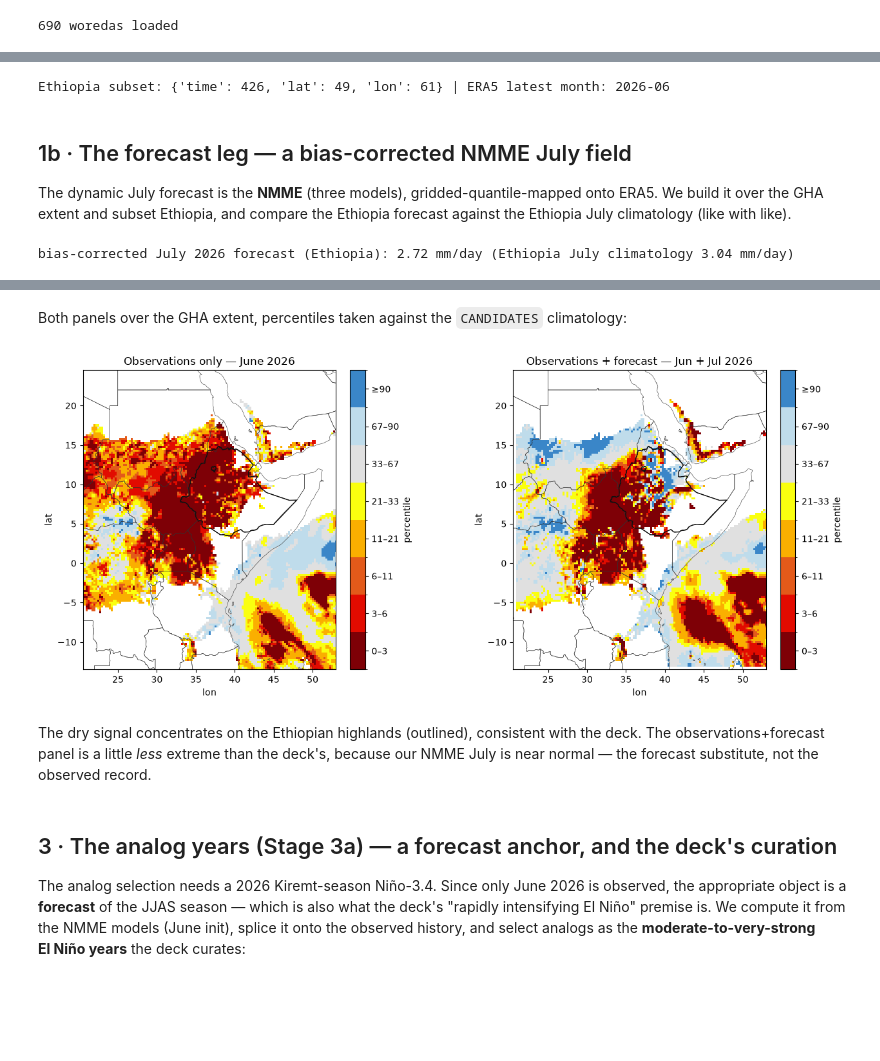
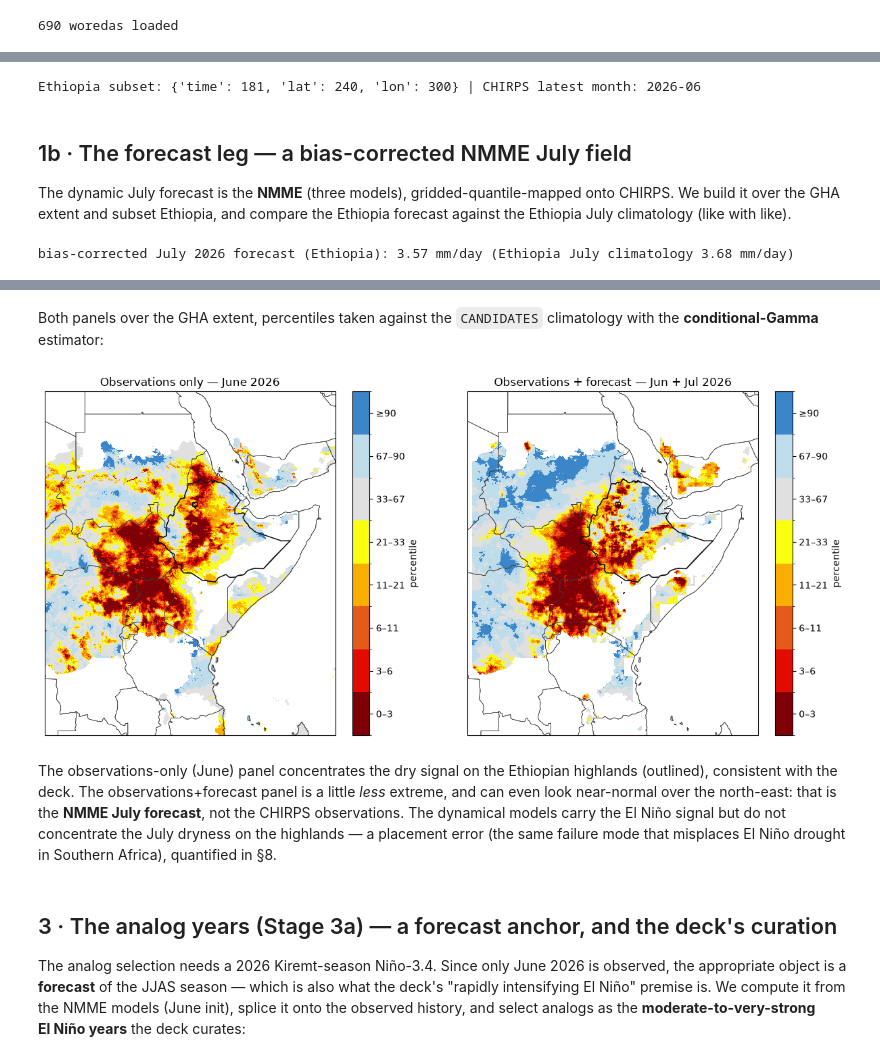
Before and after one commit to accord-research/chc_analyses, a Jupyter notebook: chc_ethiopia/1_Ethiopia_Kiremt_outlook.ipynb, the cells around one changed output, grey strips where cells are left out. Drawn from its saved outputs; the diff is of its cells as text; code cells hidden in the pictures; blank space fills up the shorter version.

```diff
--- a/chc_ethiopia/1_Ethiopia_Kiremt_outlook.ipynb
+++ b/chc_ethiopia/1_Ethiopia_Kiremt_outlook.ipynb
@@ -32,6 +34,7 @@ sharpens the outlook. We flag it at each stage.
 import warnings; warnings.filterwarnings("ignore")
 import numpy as np, pandas as pd, xarray as xr
 import matplotlib.pyplot as plt
+import cartopy.crs as ccrs                     # plot_field_map needs GeoAxes when cartopy is present
 import geopandas as gpd
 from shapely.geometry import Point
 import rosetta
@@ -45,7 +48,7 @@ REGION     = [3.0, 15.0, 33.0, 48.0]        # Ethiopia (SMPG analysis extent)
 SEASON     = "JJAS"                          # the Kiremt season
 TARGET     = 2026
 BASELINE   = (1991, 2020)                    # index (Niño-3.4) anomaly baseline (standard ENSO baseline)
-CANDIDATES = list(range(1991, 2026))         # ONE window for climatology / percentile baseline / analog pool
+CANDIDATES = list(range(1981, 2026))         # ONE window for climatology / percentile baseline / analog pool (CHIRPS starts 1981, the deck's record)
 woredas = gpd.read_file("data/eth_adm3_woreda.geojson")
 print(f"{len(woredas)} woredas loaded")
 # %% [output]
@@ -60,15 +65,16 @@ Niño-3.4 index uses the standard 1991–2020 anomaly baseline.
 # %%
-era_gha = rosetta.fetch("obs/era5", "precip", hindcast=(1991, 2026), region=GHA, verbose=False)["precip"]
-era = era_gha.sel(lat=slice(REGION[0], REGION[1]), lon=slice(REGION[2], REGION[3]))
-climatology = ds.seasonal_stack(era, SEASON, years=CANDIDATES)
-print("Ethiopia subset:", dict(era.sizes), "| ERA5 latest month:", str(era.time.values[-1])[:7])
+chp_gha = rosetta.fetch("obs/chirps-v3-monthly", "precip", hindcast=(1981, 2026),
+                        region=GHA, months=[6, 7, 8, 9], allow_partial=True, verbose=False)["precip"]
+chp = chp_gha.sel(lat=slice(REGION[0], REGION[1]), lon=slice(REGION[2], REGION[3]))
+climatology = ds.seasonal_stack(chp, SEASON, years=CANDIDATES)
+print("Ethiopia subset:", dict(chp.sizes), "| CHIRPS latest month:", str(chp.time.values[-1])[:7])
 # %% [output]
-Ethiopia subset: {'time': 426, 'lat': 49, 'lon': 61} | ERA5 latest month: 2026-06
+Ethiopia subset: {'time': 181, 'lat': 240, 'lon': 300} | CHIRPS latest month: 2026-06
 # %% [markdown]
 ## 1b · The forecast leg — a bias-corrected NMME July field
 
 The dynamic July forecast is the **NMME** (three models), gridded-quantile-mapped
-onto ERA5. We build it over the GHA extent and subset Ethiopia, and compare the
+onto CHIRPS. We build it over the GHA extent and subset Ethiopia, and compare the
 Ethiopia forecast against the Ethiopia July climatology (like with like).
 # %%
 MODELS = ["nmme/cansipsic4", "nmme/ccsm4", "nmme/cesm1"]
@@ -88,18 +94,18 @@ def nmme_july(y, region):
 
 train = range(2000, 2024)
 hind_gha     = xr.concat([nmme_july(y, GHA) for y in train], dim=pd.Index(list(train), name="year"))
-era_july_gha = era_gha.sel(time=era_gha.time.dt.month == 7).groupby("time.year").mean("time").sel(year=list(train))
+chp_july_gha = chp_gha.sel(time=chp_gha.time.dt.month == 7).groupby("time.year").mean("time").sel(year=list(train))
 
-qm = get_method("qm")(); qm.fit(hind_gha, era_july_gha)
+qm = get_method("qm")(); qm.fit(hind_gha, chp_july_gha)
 july_fc_gha = qm.predict(nmme_july(TARGET, GHA)).mean("member")
 july_fc = july_fc_gha.sel(lat=slice(REGION[0], REGION[1]), lon=slice(REGION[2], REGION[3]))
 
-eth_july_clim = (era.sel(time=era.time.dt.month == 7).groupby("time.year").mean("time")
+eth_july_clim = (chp.sel(time=chp.time.dt.month == 7).groupby("time.year").mean("time")
                     .sel(year=list(train)).mean(["lat", "lon", "year"]))
 print(f"bias-corrected July 2026 forecast (Ethiopia): {float(july_fc.mean()):.2f} mm/day "
       f"(Ethiopia July climatology {float(eth_july_clim):.2f} mm/day)")
 # %% [output]
-bias-corrected July 2026 forecast (Ethiopia): 2.72 mm/day (Ethiopia July climatology 3.04 mm/day)
+bias-corrected July 2026 forecast (Ethiopia): 3.57 mm/day (Ethiopia July climatology 3.68 mm/day)
 # %% [markdown]
 ## 2 · Monitor the season to date (Stage 1)
 
@@ -111,36 +117,40 @@ How the rainfall *so far* ranks against history, over the whole Greater Horn, tw
 <b>CHC deck &middot; slide 6</b> &mdash; CHIRPS season rank — observations only (left) and observations + forecast (right)</figcaption>
 </figure>
 # %% [markdown]
-Both panels over the GHA extent, percentiles taken against the `CANDIDATES` climatology:
+Both panels over the GHA extent, percentiles taken against the `CANDIDATES` climatology with the **conditional-Gamma** estimator:
 # %%
-june = era_gha.sel(time=era_gha.time.dt.month == 6).groupby("time.year").mean("time")
-july = era_gha.sel(time=era_gha.time.dt.month == 7).groupby("time.year").mean("time")
+june = chp_gha.sel(time=chp_gha.time.dt.month == 6).groupby("time.year").mean("time")
+july = chp_gha.sel(time=chp_gha.time.dt.month == 7).groupby("time.year").mean("time")
 
 dry_mask = ((june + july) / 2).sel(year=CANDIDATES).mean("year") > 0.3
-june_pct   = ds.percentile_of(june.sel(year=TARGET), june.sel(year=CANDIDATES)).where(dry_mask)
+june_pct   = ds.percentile_of(june.sel(year=TARGET), june.sel(year=CANDIDATES), method="gamma").where(dry_mask)
 junjul_2026 = (june.sel(year=TARGET) + july_fc_gha) / 2
 junjul_clim = ((june + july) / 2).sel(year=CANDIDATES)
 junjul_2026, junjul_clim = xr.align(junjul_2026, junjul_clim, join="inner")
-junjul_pct = ds.percentile_of(junjul_2026, junjul_clim).where(dry_mask)
+junjul_pct = ds.percentile_of(junjul_2026, junjul_clim, method="gamma").where(dry_mask)
 
 borders = ds.natural_earth_borders(region=GHA)
 eth_outline = woredas.dissolve()
-fig, axes = plt.subplots(1, 2, figsize=(13.5, 5.6))
+fig = plt.figure(figsize=(13.5, 5.6))
+axes = [fig.add_subplot(1, 2, i + 1, projection=ccrs.PlateCarree()) for i in range(2)]  # GeoAxes for plot_field_map
 ds.plot_field_map(june_pct, ax=axes[0], classes=deck.PERCENTILE_CLASSES, boundaries=borders,
                   cbar_label="percentile", title="Observations only — June 2026")
 ds.plot_field_map(junjul_pct, ax=axes[1], classes=deck.PERCENTILE_CLASSES, boundaries=borders,
                   cbar_label="percentile", title="Observations + forecast — Jun + Jul 2026")
 for a in axes:
-    eth_outline.boundary.plot(ax=a, color="#111", linewidth=1.0)
-    a.set_xlim(GHA[2], GHA[3]); a.set_ylim(GHA[0], GHA[1])
+    eth_outline.boundary.plot(ax=a, color="#111", linewidth=1.0, transform=ccrs.PlateCarree())
+    a.set_extent([GHA[2], GHA[3], GHA[0], GHA[1]], crs=ccrs.PlateCarree())
 fig.tight_layout(); plt.show()
 # %% [output]
-[figure, old version]
+[figure, new version]
-# %% [markdown]
-The dry signal concentrates on the Ethiopian highlands (outlined), consistent with
-the deck. The observations+forecast panel is a little *less* extreme than the
-deck's, because our NMME July is near normal — the forecast substitute, not the
-observed record.
+# %% [markdown]
+The observations-only (June) panel concentrates the dry signal on the Ethiopian
+highlands (outlined), consistent with the deck. The observations+forecast panel is
+a little *less* extreme, and can even look near-normal over the north-east: that is
+the **NMME July forecast**, not the CHIRPS observations. The dynamical models carry
+the El&nbsp;Niño signal but do not concentrate the July dryness on the highlands —
+a placement error (the same failure mode that misplaces El&nbsp;Niño drought in
+Southern Africa), quantified in §8.
 # %% [markdown]
 ## 3 · The analog years (Stage 3a) — a forecast anchor, and the deck's curation
 
```
Also changed, not shown: parts of 20 cells of this notebook, 3 other files.
